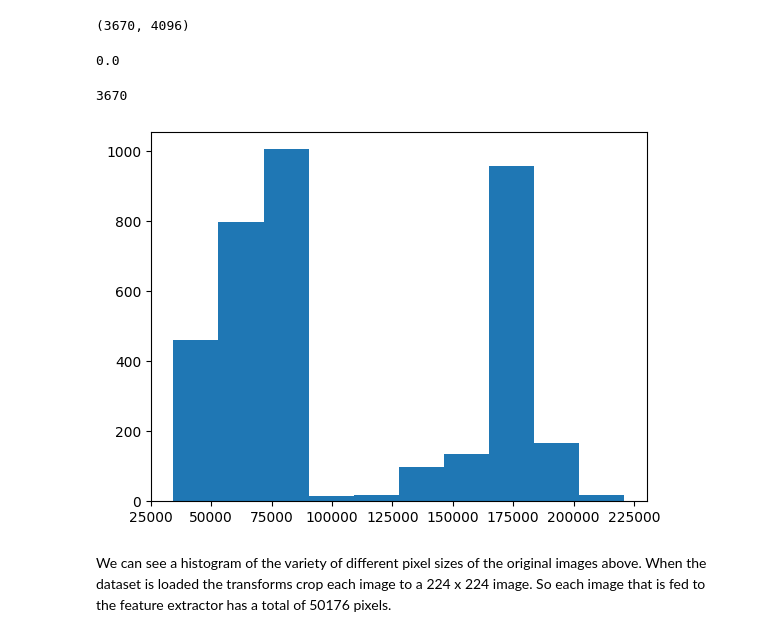
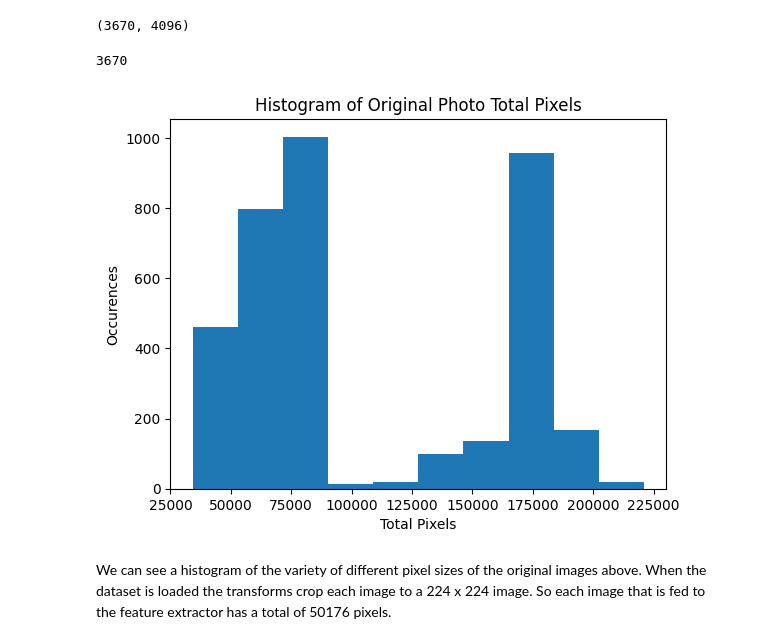
Before and after one commit to papaymaguire/ece219-project4, a Jupyter notebook: project2/notebooks/part02.ipynb, the cells around one changed output. Cells and saved outputs as stored; diff of their text form; code cells hidden in the pictures.

```diff
--- a/project2/notebooks/part02.ipynb
+++ b/project2/notebooks/part02.ipynb
@@ -108,10 +109,6 @@ f_all, y_all = file['f_all'], file['y_all']
 f_all.shape
 # %% [output]
 (3670, 4096)
-# %%
-print(sum(y_all))
-# %% [output]
-0.0
 # %%
 from PIL import Image
 import os
@@ -130,9 +127,12 @@ num_images
 # %%
 import matplotlib.pyplot as plt
 plt.hist(pixel_counts)
+plt.ylabel("Occurences")
+plt.xlabel("Total Pixels")
+plt.title("Histogram of Original Photo Total Pixels")
 plt.show()
 # %% [output]
-[figure, old version]
+[figure, new version]
 # %% [markdown]
 We can see a histogram of the variety of different pixel sizes of the original images above. When the dataset is loaded the transforms crop each image to a 224 x 224 image. So each image that is fed to the feature extractor has a total of 50176 pixels.
 # %%
```
Also changed, not shown: parts of 6 cells of this notebook.
